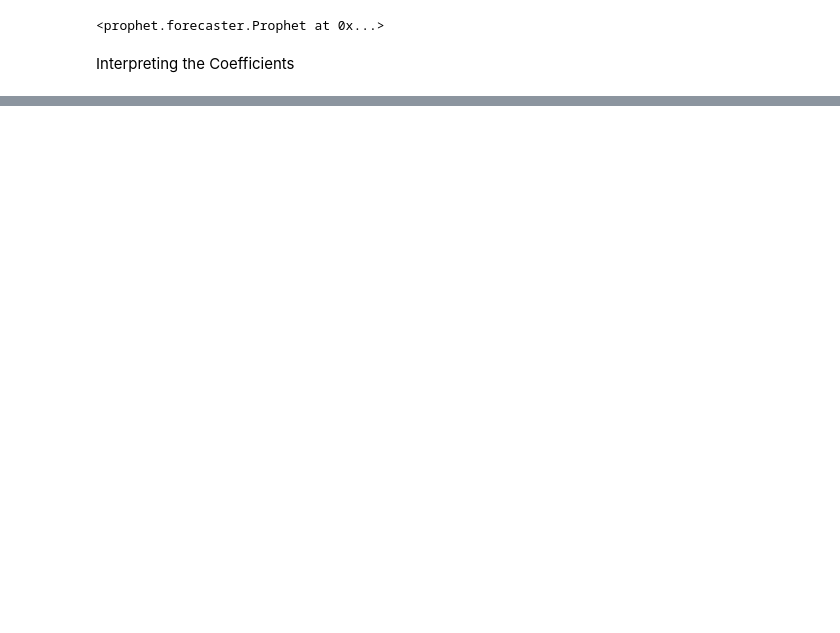
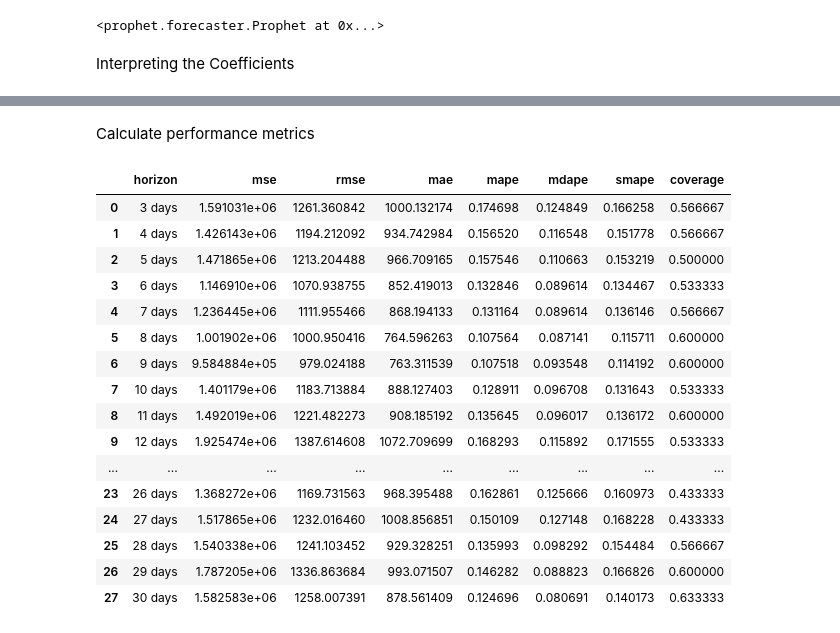
Before and after one commit to ROARMarketingConcepts/Times-Series-Analysis-with-Python, a Jupyter notebook: Modern Time Series Forecasting Techniques /Prophet/Forecasting_Times_Series_with_Prophet.ipynb, the cells around one changed output, grey strips where cells are left out. Saved outputs shown, nothing was run; the diff lists cells and outputs as text; code cells hidden in the pictures; blank space fills up the shorter version.

```diff
--- a/Modern Time Series Forecasting Techniques /Prophet/Forecasting_Times_Series_with_Prophet.ipynb
+++ b/Modern Time Series Forecasting Techniques /Prophet/Forecasting_Times_Series_with_Prophet.ipynb
@@ -433,0 +551,24 @@ interpret_multiplicative_coeffs(coef_df)
+# %% [markdown]
+Calculate performance metrics
+# %%
+from prophet.diagnostics import performance_metrics
+df_p = performance_metrics(df_cv)
+df_p.head(100)
+# %% [output]
+|  | horizon | mse | rmse | mae | mape | mdape | smape | coverage |
+| 0 | 3 days | 1.591031e+06 | 1261.360842 | 1000.132174 | 0.174698 | 0.124849 | 0.166258 | 0.566667 |
+| 1 | 4 days | 1.426143e+06 | 1194.212092 | 934.742984 | 0.156520 | 0.116548 | 0.151778 | 0.566667 |
+| 2 | 5 days | 1.471865e+06 | 1213.204488 | 966.709165 | 0.157546 | 0.110663 | 0.153219 | 0.500000 |
+| 3 | 6 days | 1.146910e+06 | 1070.938755 | 852.419013 | 0.132846 | 0.089614 | 0.134467 | 0.533333 |
+| 4 | 7 days | 1.236445e+06 | 1111.955466 | 868.194133 | 0.131164 | 0.089614 | 0.136146 | 0.566667 |
+| 5 | 8 days | 1.001902e+06 | 1000.950416 | 764.596263 | 0.107564 | 0.087141 | 0.115711 | 0.600000 |
+| 6 | 9 days | 9.584884e+05 | 979.024188 | 763.311539 | 0.107518 | 0.093548 | 0.114192 | 0.600000 |
+| 7 | 10 days | 1.401179e+06 | 1183.713884 | 888.127403 | 0.128911 | 0.096708 | 0.131643 | 0.533333 |
+| 8 | 11 days | 1.492019e+06 | 1221.482273 | 908.185192 | 0.135645 | 0.096017 | 0.136172 | 0.600000 |
+| 9 | 12 days | 1.925474e+06 | 1387.614608 | 1072.709699 | 0.168293 | 0.115892 | 0.171555 | 0.533333 |
+| ... | ... | ... | ... | ... | ... | ... | ... | ... |
+| 23 | 26 days | 1.368272e+06 | 1169.731563 | 968.395488 | 0.162861 | 0.125666 | 0.160973 | 0.433333 |
+| 24 | 27 days | 1.517865e+06 | 1232.016460 | 1008.856851 | 0.150109 | 0.127148 | 0.168228 | 0.433333 |
+| 25 | 28 days | 1.540338e+06 | 1241.103452 | 929.328251 | 0.135993 | 0.098292 | 0.154484 | 0.566667 |
+| 26 | 29 days | 1.787205e+06 | 1336.863684 | 993.071507 | 0.146282 | 0.088823 | 0.166826 | 0.600000 |
+| 27 | 30 days | 1.582583e+06 | 1258.007391 | 878.561409 | 0.124696 | 0.080691 | 0.140173 | 0.633333 |
```
Also changed, not shown: parts of 33 cells of this notebook, 2 other files.
